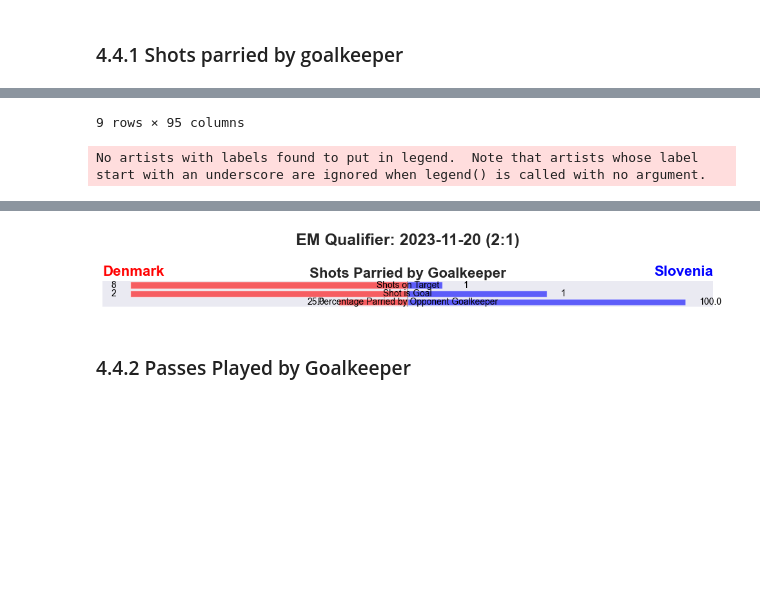
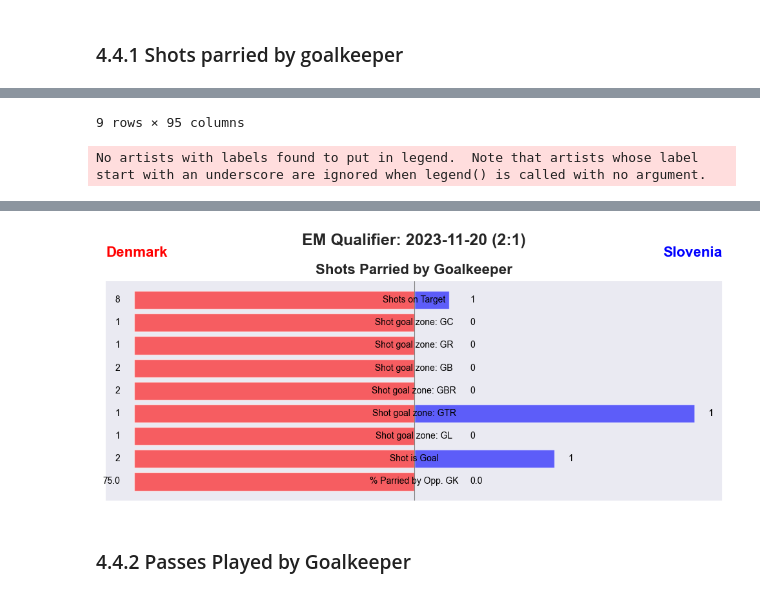
Before and after one commit to ngroggy/SoccerAnalytics, a Jupyter notebook: notebooks/4-duel-performance-goalkeeper.ipynb, the cells around one changed output, grey strips where cells are left out. Drawn from its saved outputs; the diff is of its cells as text; code cells hidden in the pictures; blank space fills up the shorter version.

```diff
--- a/notebooks/4-duel-performance-goalkeeper.ipynb
+++ b/notebooks/4-duel-performance-goalkeeper.ipynb
@@ -297,45 +291,99 @@ display(df_goalkeeper)
 # Shot on target from Denmark (In final version the goalkeeper is not hard coded)
 df_ontarget_dnk = df_goalkeeper[(df_goalkeeper['shot.onTarget'] == True) & (df_goalkeeper['shot.goalkeeper.name'] == 'J. Oblak')]
 df_ontarget_dnk_count = df_ontarget_dnk.shape[0]
-print("Shot on Target from Denmark")
-print(df_ontarget_dnk_count)
+#print("Shot on Target from Denmark")
+#print(df_ontarget_dnk_count)
 
 # Shot on target from Slovenia
 df_ontarget_svn = df_goalkeeper[(df_goalkeeper['shot.onTarget'] == True) & (df_goalkeeper['shot.goalkeeper.name'] == 'K. Schmeichel')]
 df_ontarget_svn_count = df_ontarget_svn.shape[0]
-print("Shot on Target from Slovenia")
-print(df_ontarget_svn_count)
+#print("Shot on Target from Slovenia")
+#print(df_ontarget_svn_count)
 
 # Shot is Goal Denmark
 df_isgoal_dnk = df_goalkeeper[(df_goalkeeper['shot.isGoal'] == True) & (df_goalkeeper['shot.goalkeeper.name'] == 'J. Oblak')]
 df_isgoal_dnk_count = df_isgoal_dnk.shape[0]
-print("Shot is Goal from Denmark")
-print(df_isgoal_dnk_count)
+#print("Shot is Goal from Denmark")
+#print(df_isgoal_dnk_count)
 
 # Shot is Goal Slovenia
 df_isgoal_svn = df_goalkeeper[(df_goalkeeper['shot.isGoal'] == True) & (df_goalkeeper['shot.goalkeeper.name'] == 'K. Schmeichel')]
 df_isgoal_svn_count = df_isgoal_svn.shape[0]
-print("Shot is Goal from Slovenia")
-print(df_isgoal_svn_count)
+#print("Shot is Goal from Slovenia")
+#print(df_isgoal_svn_count)
 
 # percentage parried K. Schmeichel
-df_parried_dnk = df_isgoal_svn_count / df_ontarget_svn_count * 100
-print(df_parried_dnk)
+df_parried_dnk = 100 - (df_isgoal_svn_count / df_ontarget_svn_count * 100)
+#print(df_parried_dnk)
 
 # percentage parried J. Oblak
-df_parried_svn = df_isgoal_dnk_count / df_ontarget_dnk_count * 100
-print(df_parried_svn)
+df_parried_svn = 100 - (df_isgoal_dnk_count / df_ontarget_dnk_count * 100)
+#print(df_parried_svn)
 
+# Goal zone Shots on target Denmark  GC
+gc_dnk = df_ontarget_dnk[df_ontarget_dnk['shot.goalZone'] == 'gc'].shape[0]
+print(gc_dnk)
+# Goal zone Shots on target Slovenia  GC
+gc_svn = df_ontarget_svn[df_ontarget_svn['shot.goalZone'] == 'gc'].shape[0]
+print(gc_svn)
+
+# Goal zone Shots on target Denmark  GR
+gr_dnk = df_ontarget_dnk[df_ontarget_dnk['shot.goalZone'] == 'gr'].shape[0]
+print(gr_dnk)
+# Goal zone Shots on target Slovenia  GR
+gr_svn = df_ontarget_svn[df_ontarget_svn['shot.goalZone'] == 'gr'].shape[0]
+print(gr_svn)
+
+# Goal zone Shots on target Denmark  GB
+gb_dnk = df_ontarget_dnk[df_ontarget_dnk['shot.goalZone'] == 'gb'].shape[0]
+print(gb_dnk)
+# Goal zone Shots on target Slovenia  GB
+gb_svn = df_ontarget_svn[df_ontarget_svn['shot.goalZone'] == 'gb'].shape[0]
+print(gb_svn)
+
+# Goal zone Shots on target Denmark  GBR
+gbr_dnk = df_ontarget_dnk[df_ontarget_dnk['shot.goalZone'] == 'gbr'].shape[0]
+print(gbr_dnk)
+# Goal zone Shots on target Slovenia  GBR
+gbr_svn = df_ontarget_svn[df_ontarget_svn['shot.goalZone'] == 'gbr'].shape[0]
+print(gbr_svn)
+
+# Goal zone Shots on target Denmark  GTR
+gtr_dnk = df_ontarget_dnk[df_ontarget_dnk['shot.goalZone'] == 'gtr'].shape[0]
+print(gtr_dnk)
+# Goal zone Shots on target Slovenia  GTR
+gtr_svn = df_ontarget_svn[(df_ontarget_svn['shot.goalZone'] == 'gtr') & (df_ontarget_svn['type.primary'] == 'free_kick')].shape[0]
+print("Shot on target was freekick?")
+print(gtr_svn)
+
+# Goal zone Shots on target Denmark  GL
+gl_dnk = df_ontarget_dnk[df_ontarget_dnk['shot.goalZone'] == 'gl'].shape[0]
+print(gl_dnk)
+# Goal zone Shots on target Slovenia  GL
+gl_svn = df_ontarget_svn[df_ontarget_svn['shot.goalZone'] == 'gl'].shape[0]
+print(gl_svn)
 
 # Create Plots
 # ------------------------------------------------------------------
 dnk_data = {'Shots on Target': df_ontarget_dnk_count,
+            'Shot goal zone: GC': gc_dnk,
+            'Shot goal zone: GR': gr_dnk,
+            'Shot goal zone: GB': gb_dnk,
+            'Shot goal zone: GBR': gbr_dnk,
+            'Shot goal zone: GTR': gtr_dnk,
+            'Shot goal zone: GL': gl_dnk,
             'Shot is Goal': df_isgoal_dnk_count,
-            'Percentage Parried by Opponent Goalkeeper': df_parried_svn,
+            '% Parried by Opp. GK': df_parried_svn,
             }
 svn_data = {'Shots on Target': df_ontarget_svn_count,
+            'Shot goal zone: GC': gc_svn,
+            'Shot goal zone: GR': gr_svn,
+            'Shot goal zone: GB': gb_svn,
+            'Shot goal zone: GBR': gbr_svn,
+            'Shot goal zone: GTR': gtr_svn,
+            'Shot goal zone: GL': gl_svn,
             'Shot is Goal': df_isgoal_svn_count,
-            'Percentage Parried by Opponent Goalkeeper': df_parried_dnk,
+            '% Parried by Opp. GK': df_parried_dnk,
             }
 
 perc_categories = []
@@ -368,4 +419,4 @@ Shot is Goal from Slovenia
-[figure, old version]
+[figure, new version]
 # %% [markdown]
 ### 4.4.2 Passes Played by Goalkeeper
 # %% [markdown]
```
Also changed, not shown: parts of 6 cells of this notebook, 1 other file.
